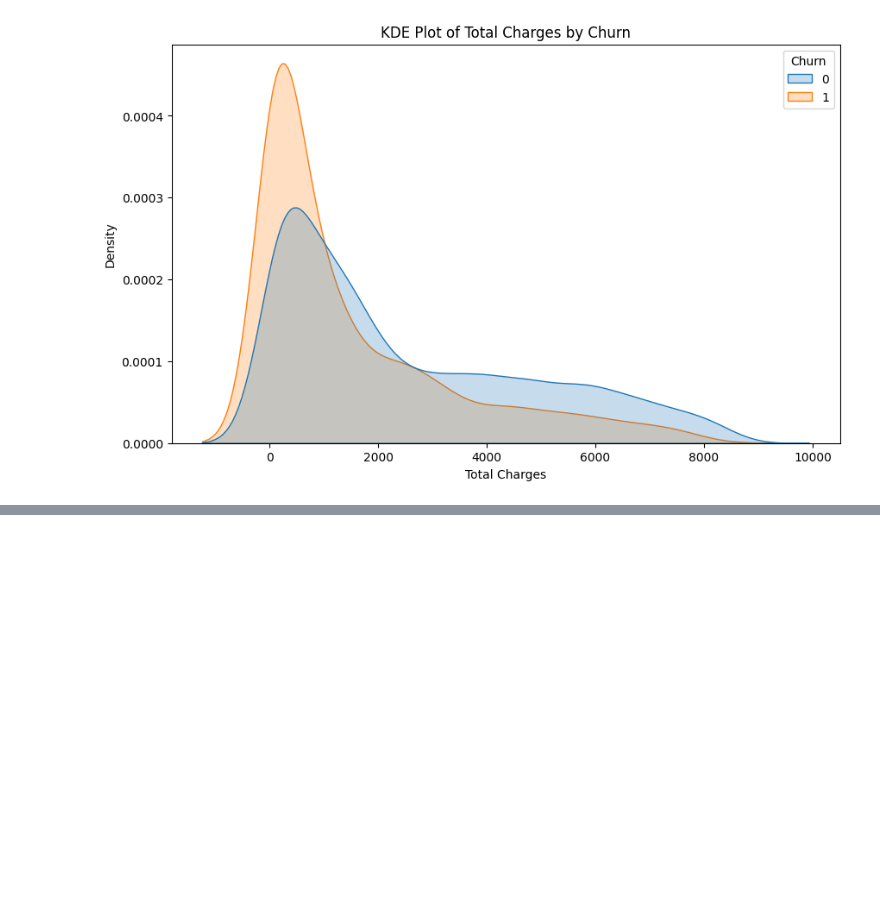
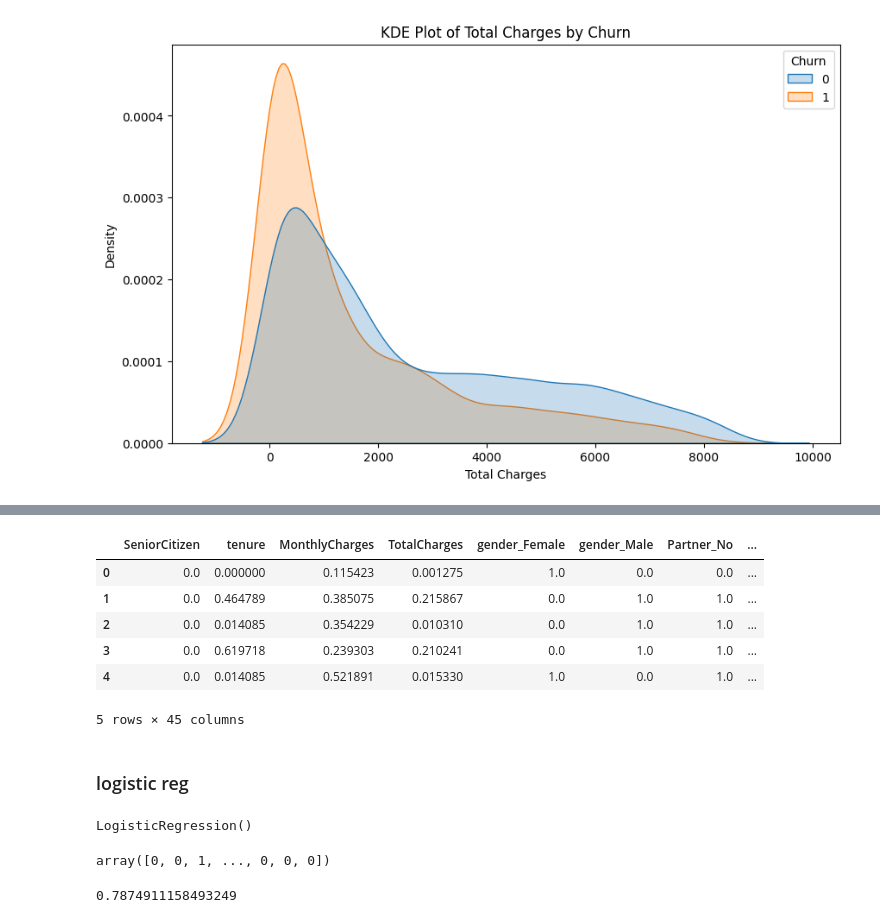
Before and after one commit to Anutri03/Churn_prediction, a Jupyter notebook: customer_churn_prediction.ipynb, the cells around one changed output, grey strips where cells are left out. Drawn from its saved outputs; the diff is of its cells as text; code cells hidden in the pictures; blank space fills up the shorter version.

```diff
--- a/customer_churn_prediction.ipynb
+++ b/customer_churn_prediction.ipynb
@@ -232,0 +256,18 @@ plt.show()
+# %%
+from sklearn.preprocessing import MinMaxScaler
+
+features = X.columns.values
+scaler = MinMaxScaler()
+scaler.fit(X)
+X = pd.DataFrame(scaler.transform(X))
+X.columns = features
+# %%
+X.head()
+# %% [output]
+|  | SeniorCitizen | tenure | MonthlyCharges | TotalCharges | gender_Female | gender_Male | Partner_No | ... |
+| 0 | 0.0 | 0.000000 | 0.115423 | 0.001275 | 1.0 | 0.0 | 0.0 | ... |
+| 1 | 0.0 | 0.464789 | 0.385075 | 0.215867 | 0.0 | 1.0 | 1.0 | ... |
+| 2 | 0.0 | 0.014085 | 0.354229 | 0.010310 | 0.0 | 1.0 | 1.0 | ... |
+| 3 | 0.0 | 0.619718 | 0.239303 | 0.210241 | 0.0 | 1.0 | 1.0 | ... |
+| 4 | 0.0 | 0.014085 | 0.521891 | 0.015330 | 1.0 | 0.0 | 1.0 | ... |
+5 rows × 45 columns
@@ -232,0 +278,20 @@ plt.show()
+# %% [markdown]
+### logistic reg
+# %%
+from sklearn.linear_model import LogisticRegression
+from sklearn.metrics import accuracy_score, confusion_matrix, classification_report
+
+model = LogisticRegression()
+model.fit(X_train, y_train)
+# %% [output]
+LogisticRegression()
+# %%
+y_pred = model.predict(X_test)
+y_pred
+# %% [output]
+array([0, 0, 1, ..., 0, 0, 0])
+# %%
+acc = accuracy_score(y_test, y_pred)
+acc
+# %% [output]
+0.7874911158493249
```
Also changed, not shown: parts of 20 cells of this notebook.
